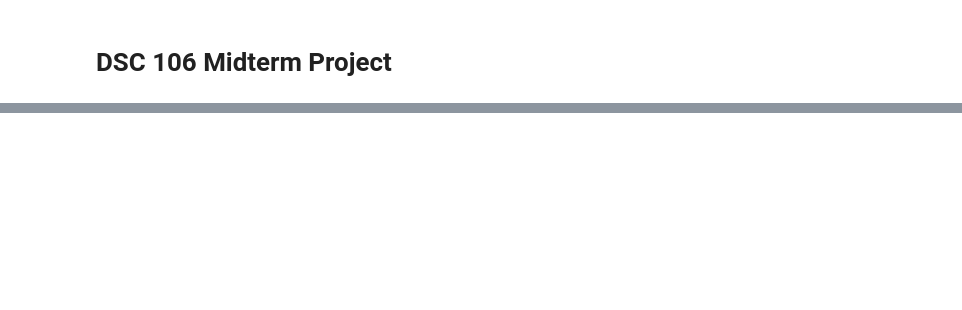
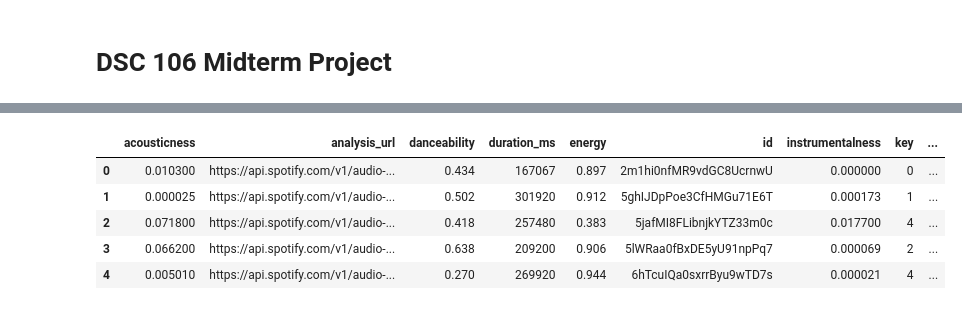
Before and after one commit to ucsd-dsc-arts/dsc160-midterm-group17, a Jupyter notebook: code/DSC 106 Midterm.ipynb, the cells around one changed output, grey strips where cells are left out. Saved outputs shown, nothing was run; the diff lists cells and outputs as text; code cells hidden in the pictures; blank space fills up the shorter version.

```diff
--- a/code/DSC 106 Midterm.ipynb
+++ b/code/DSC 106 Midterm.ipynb
@@ -141,0 +161,11 @@ training_df
+# %%
+#access the playlist we made that contains our testing tracks
+test_playlist = sp.user_playlist('biggurlandyouknowit', 'spotify:playlist:6hvbipGQk0VYCjr5oXORBh')
+# %%
+#basic info for the training tracks
+test_tracks_df = pd.DataFrame()
+for track_data in test_playlist['tracks']['items']:
+    track_df = pd.DataFrame(pd.DataFrame(dict([(k,pd.Series(v)) for k,v in track_data.items()]))['track']).transpose()
+    test_tracks_df = test_tracks_df.append(track_df)
+test_tracks_df = test_tracks_df.drop(test_tracks_df.columns[0], axis = 1).reset_index(drop = True)
+test_tracks_df
@@ -141,0 +190,15 @@ training_df
+# %%
+#audio features for the training tracks
+test_audio_features_df = pd.DataFrame()
+for index, row in test_tracks_df.iterrows():
+    audio_feature = pd.DataFrame(sp.audio_features('spotify:track:' + row['id']))
+    test_audio_features_df = test_audio_features_df.append(audio_feature)
+test_audio_features_df = test_audio_features_df.reset_index(drop = True)
+test_audio_features_df.head()
+# %% [output]
+|  | acousticness | analysis_url | danceability | duration_ms | energy | id | instrumentalness | key | ... |
+| 0 | 0.010300 | https://api.spotify.com/v1/audio-... | 0.434 | 167067 | 0.897 | 2m1hi0nfMR9vdGC8UcrnwU | 0.000000 | 0 | ... |
+| 1 | 0.000025 | https://api.spotify.com/v1/audio-... | 0.502 | 301920 | 0.912 | 5ghIJDpPoe3CfHMGu71E6T | 0.000173 | 1 | ... |
+| 2 | 0.071800 | https://api.spotify.com/v1/audio-... | 0.418 | 257480 | 0.383 | 5jafMI8FLibnjkYTZ33m0c | 0.017700 | 4 | ... |
+| 3 | 0.066200 | https://api.spotify.com/v1/audio-... | 0.638 | 209200 | 0.906 | 5lWRaa0fBxDE5yU91npPq7 | 0.000069 | 2 | ... |
+| 4 | 0.005010 | https://api.spotify.com/v1/audio-... | 0.270 | 269920 | 0.944 | 6hTcuIQa0sxrrByu9wTD7s | 0.000021 | 4 | ... |
```
Also changed, not shown: parts of 27 cells of this notebook.
